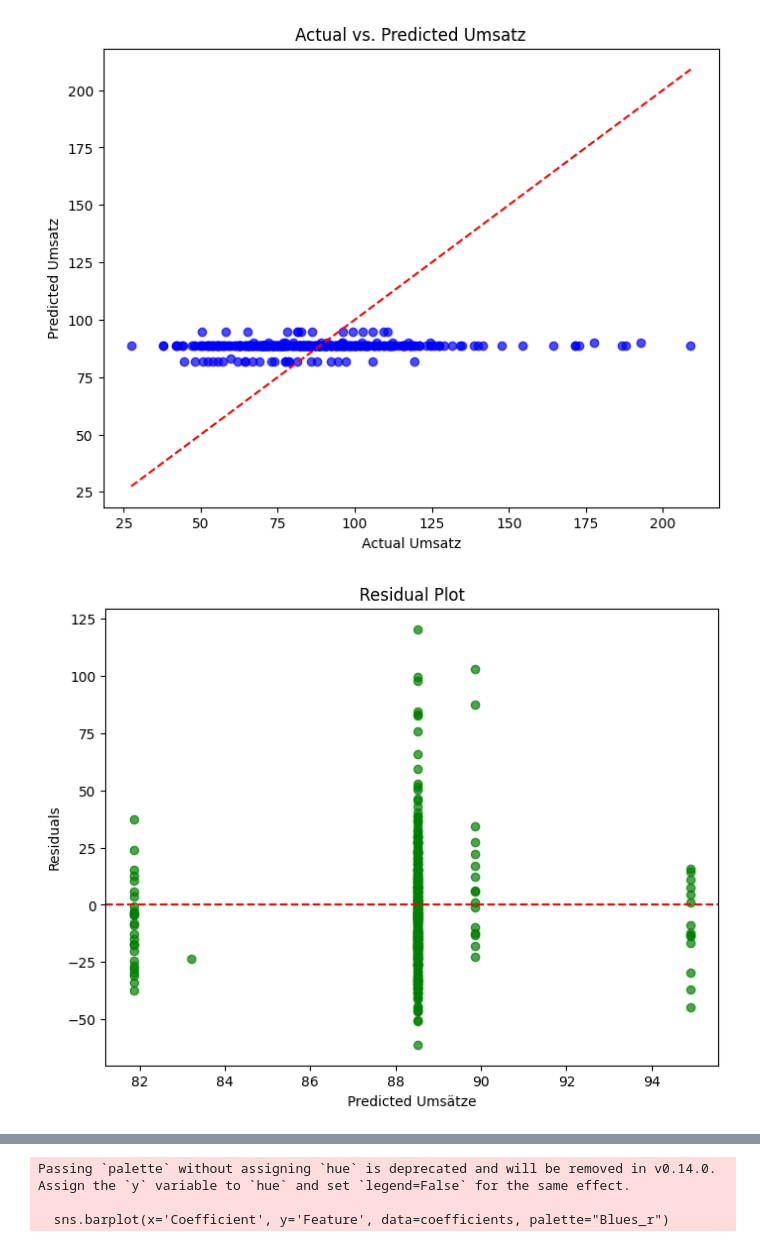
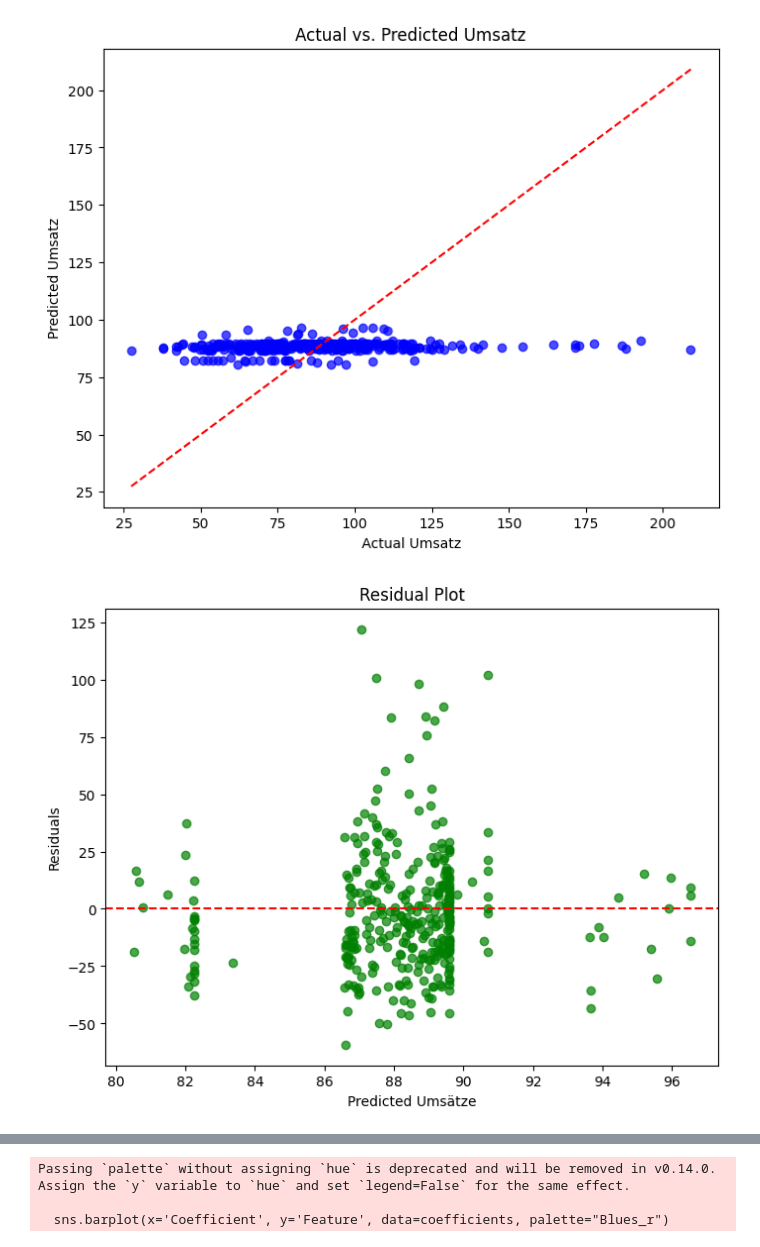
Before and after one commit to Fiesa00/DS_ML_Gr_1.5, a Jupyter notebook: 2_BaselineModel/Baseline-Model W4.ipynb, the cells around one changed output, grey strips where cells are left out. Drawn from its saved outputs; the diff is of its cells as text; code cells hidden in the pictures.

Commit message:
Wetterdaten mit merged_data_new gemerged

```diff
--- a/2_BaselineModel/Baseline-Model W4.ipynb
+++ b/2_BaselineModel/Baseline-Model W4.ipynb
@@ -47,16 +84,17 @@ import matplotlib.pyplot as plt  # Visualization library
 import seaborn as sns  # Advanced data visualizations
 
 # Load the dataset
-data1=pd.read_csv("/workspaces/DS_ML_Gr_1.5/0_DataPreparation/merged_data_new.csv")
-Warengruppe=4
-data = data1[data1['Warengruppe'] == Warengruppe]
-print (data.head())
+#data1=pd.read_csv("/workspaces/DS_ML_Gr_1.5/0_DataPreparation/merged_data_new.csv")
+#Warengruppe=4
+#data = data1[data1['Warengruppe'] == Warengruppe]
+#print (data.head())
+data=data
 
 #'Inflationsrate','Heimspiel','Weihnachtsmarkt', 'Markt', 'Faehrverkaehr','Kreuzfahrverkehr','Temperatur','Monat' ,'Frühling','Sommer','Herbst','Winter','Temp_warm','Temp_cold','Temp_average', 'Monday','Tuesday','Wednesday','Thursday','Friday','Saturday','Sunday'
 
 # Select features and target variable
 # Features include the different Warengruppen, Monday y/n
-features = ['Heimspiel','Weihnachtsmarkt', 'Markt']
+features = ['Heimspiel','Weihnachtsmarkt', 'Markt', 'Sonnenschein (%)']
 X = data[features] #target variable: Umsatz
 
 # Scale the feature data to standardize the range
@@ -171,2 +204,2 @@ See the caveats in the documentation: https://pandas.pydata.org/pandas-docs/stab
-[figure, old version]
+[figure, new version]
-[figure, old version]
+[figure, new version]
@@ -174,3 +207,3 @@ See the caveats in the documentation: https://pandas.pydata.org/pandas-docs/stab
-Passing `palette` without assigning `hue` is deprecated and will be removed in v0.14.0. Assign the `y` variable to `hue` and set `legend=False` for the same effect.
-
-  sns.barplot(x='Coefficient', y='Feature', data=coefficients, palette="Blues_r")
+Passing `palette` without assigning `hue` is deprecated and will be removed in v0.14.0. Assign the `y` variable to `hue` and set `legend=False` for the same effect.
+
+  sns.barplot(x='Coefficient', y='Feature', data=coefficients, palette="Blues_r")
```
Also changed, not shown: parts of 4 cells of this notebook, 6 other files.
